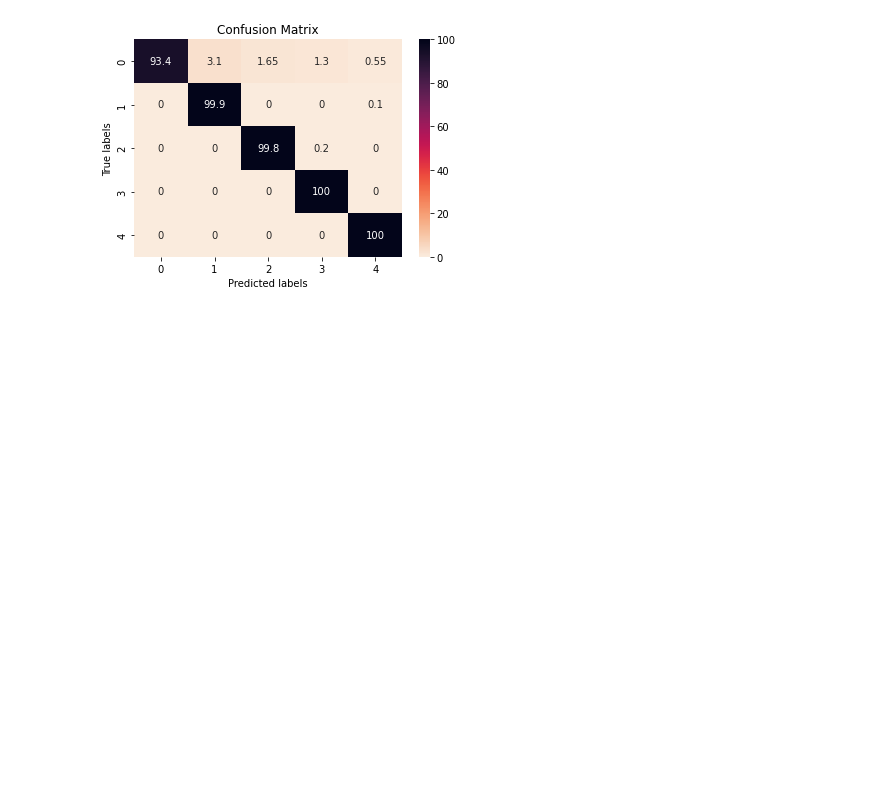
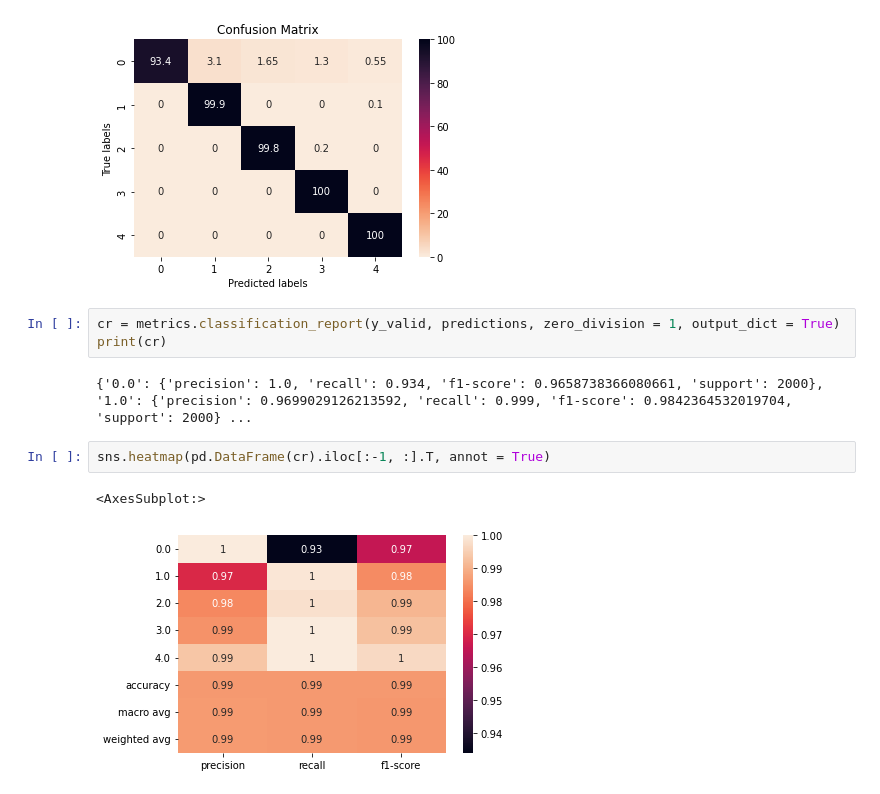
Before and after one commit to JustintheButton/ECG-Analysis, a Jupyter notebook: ECG Analysis v3.ipynb, the cells around one changed output. Cells and saved outputs as stored; diff of their text form; blank space fills up the shorter version.

```diff
--- a/ECG Analysis v3.ipynb
+++ b/ECG Analysis v3.ipynb
@@ -235,3 +235,13 @@ ax.set_title('Confusion Matrix');
 ax.xaxis.set_ticklabels(['0', '1', '2', '3', '4']); ax.yaxis.set_ticklabels(['0', '1', '2', '3', '4']);
 # %% [output]
 [figure]
+# %%
+cr = metrics.classification_report(y_valid, predictions, zero_division = 1, output_dict = True)
+print(cr)
+# %% [output]
+{'0.0': {'precision': 1.0, 'recall': 0.934, 'f1-score': 0.9658738366080661, 'support': 2000}, '1.0': {'precision': 0.9699029126213592, 'recall': 0.999, 'f1-score': 0.9842364532019704, 'support': 2000} ...
+# %%
+sns.heatmap(pd.DataFrame(cr).iloc[:-1, :].T, annot = True)
+# %% [output]
+<AxesSubplot:>
+[figure, added]
```
